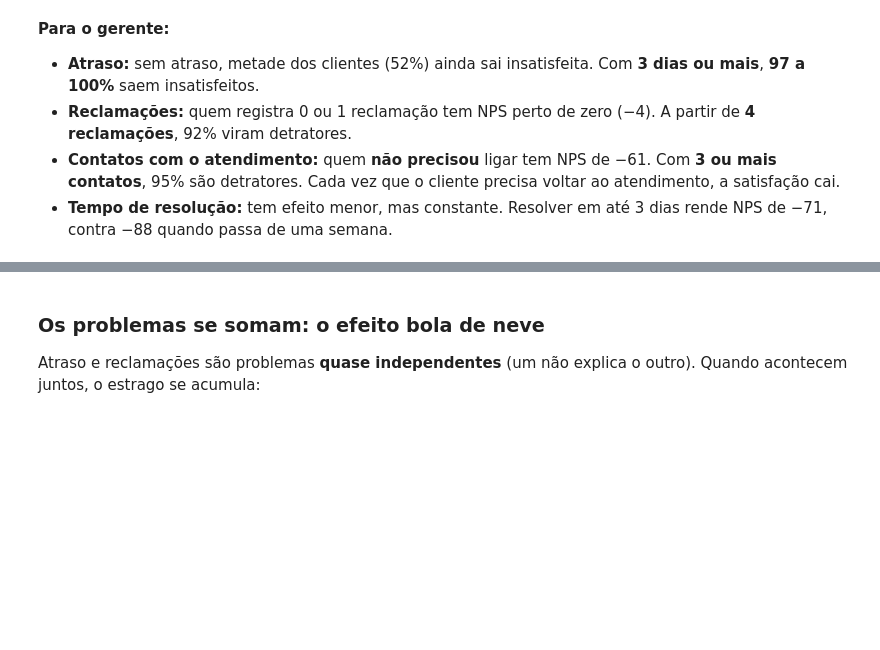
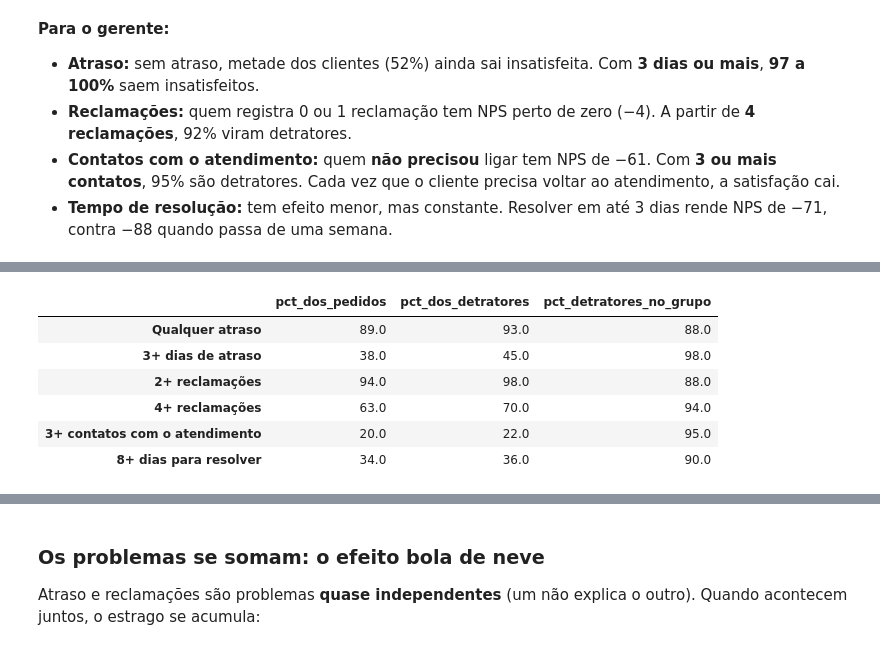
Before and after one commit to CristovaoTorres/techchallenge-fase1-nps, a Jupyter notebook: notebooks/03_eda.ipynb, the cells around one changed output, grey strips where cells are left out. Cells and saved outputs as stored; diff of their text form; code cells hidden in the pictures; blank space fills up the shorter version.

```diff
--- a/notebooks/03_eda.ipynb
+++ b/notebooks/03_eda.ipynb
@@ -425,0 +434,32 @@ for coluna, titulo in paineis:
+# %%
+# Cada situação usa o limiar a partir do qual 9 em cada 10 viram detratores (seção 2),
+# mais as versões "qualquer atraso" e "2+ reclamações", que mostram o alcance total
+SITUACOES = {
+    "Qualquer atraso": df["delivery_delay_days"] >= 1,
+    "3+ dias de atraso": df["delivery_delay_days"] >= 3,
+    "2+ reclamações": df["complaints_count"] >= 2,
+    "4+ reclamações": df["complaints_count"] >= 4,
+    "3+ contatos com o atendimento": df["customer_service_contacts"] >= 3,
+    "8+ dias para resolver": df["resolution_time_days"] >= 8,
+}
+eh_detrator = df["flag_detrator"] == 1
+
+peso_dos_problemas = pd.DataFrame(
+    {
+        "pct_dos_pedidos": [mascara.mean() * 100 for mascara in SITUACOES.values()],
+        "pct_dos_detratores": [mascara[eh_detrator].mean() * 100 for mascara in SITUACOES.values()],
+        "pct_detratores_no_grupo": [
+            eh_detrator[mascara].mean() * 100 for mascara in SITUACOES.values()
+        ],
+    },
+    index=SITUACOES.keys(),
+).round(0)
+peso_dos_problemas
+# %% [output]
+|  | pct_dos_pedidos | pct_dos_detratores | pct_detratores_no_grupo |
+| Qualquer atraso | 89.0 | 93.0 | 88.0 |
+| 3+ dias de atraso | 38.0 | 45.0 | 98.0 |
+| 2+ reclamações | 94.0 | 98.0 | 88.0 |
+| 4+ reclamações | 63.0 | 70.0 | 94.0 |
+| 3+ contatos com o atendimento | 20.0 | 22.0 | 95.0 |
+| 8+ dias para resolver | 34.0 | 36.0 | 90.0 |
```
Also changed, not shown: parts of 6 cells of this notebook, 3 other files.
